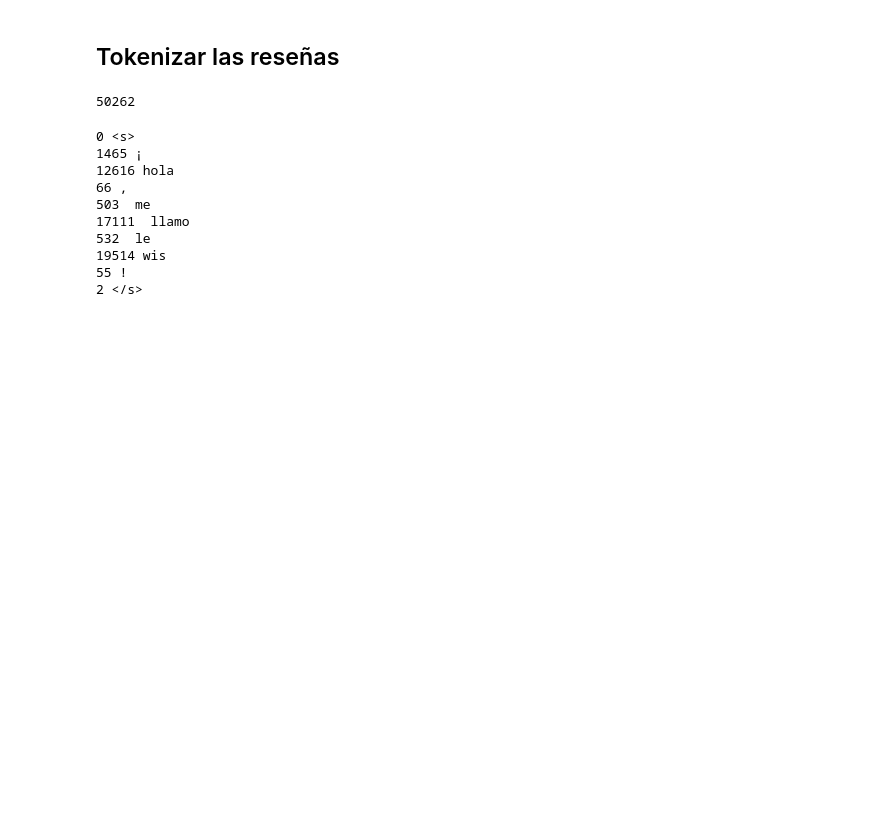
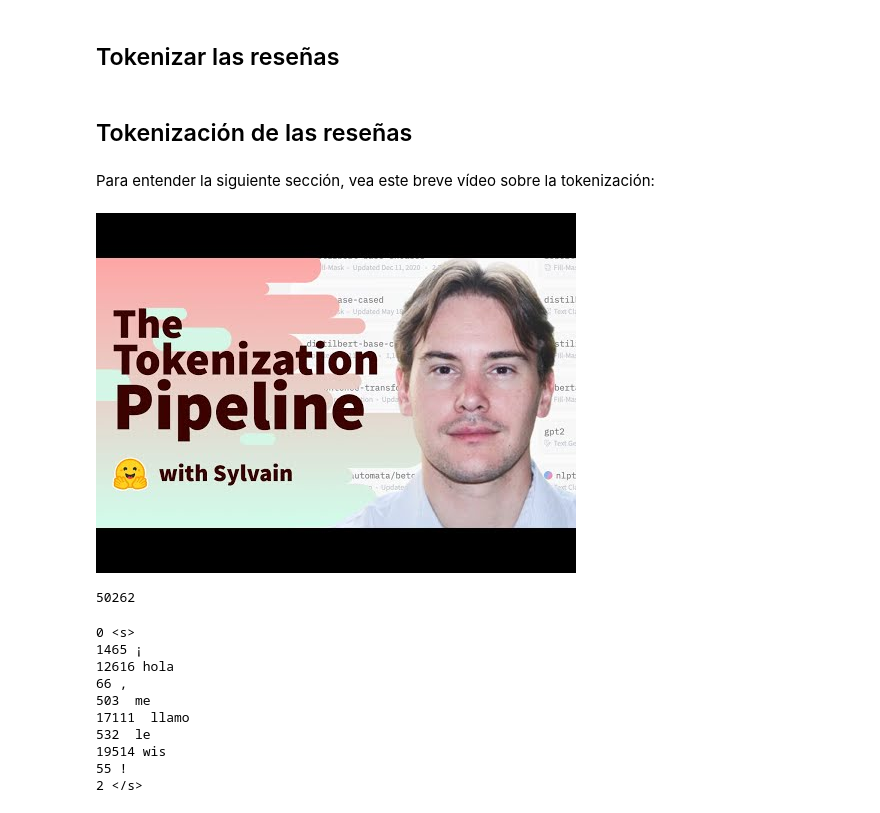
Before and after one commit to somosnlp/nlp-de-cero-a-cien, a Jupyter notebook: 3_transformers_2/clasificacion_de_textos.ipynb, the cells around one changed output. Saved outputs shown, nothing was run; the diff lists cells and outputs as text; code cells hidden in the pictures; blank space fills up the shorter version.

```diff
--- a/3_transformers_2/clasificacion_de_textos.ipynb
+++ b/3_transformers_2/clasificacion_de_textos.ipynb
@@ -160,6 +163,14 @@ from transformers import AutoTokenizer
 
 model_checkpoint = "BSC-TeMU/roberta-base-bne"
 tokenizer = AutoTokenizer.from_pretrained(model_checkpoint)
+# %% [markdown]
+## Tokenización de las reseñas
+# %% [markdown]
+Para entender la siguiente sección, vea este breve vídeo sobre la tokenización:
+# %%
+YouTubeVideo("Yffk5aydLzg", width=600, height=400)
+# %% [output]
+[figure, added]
 # %%
 tokenizer.vocab_size
 # %% [output]
```
Also changed, not shown: parts of 10 cells of this notebook.
